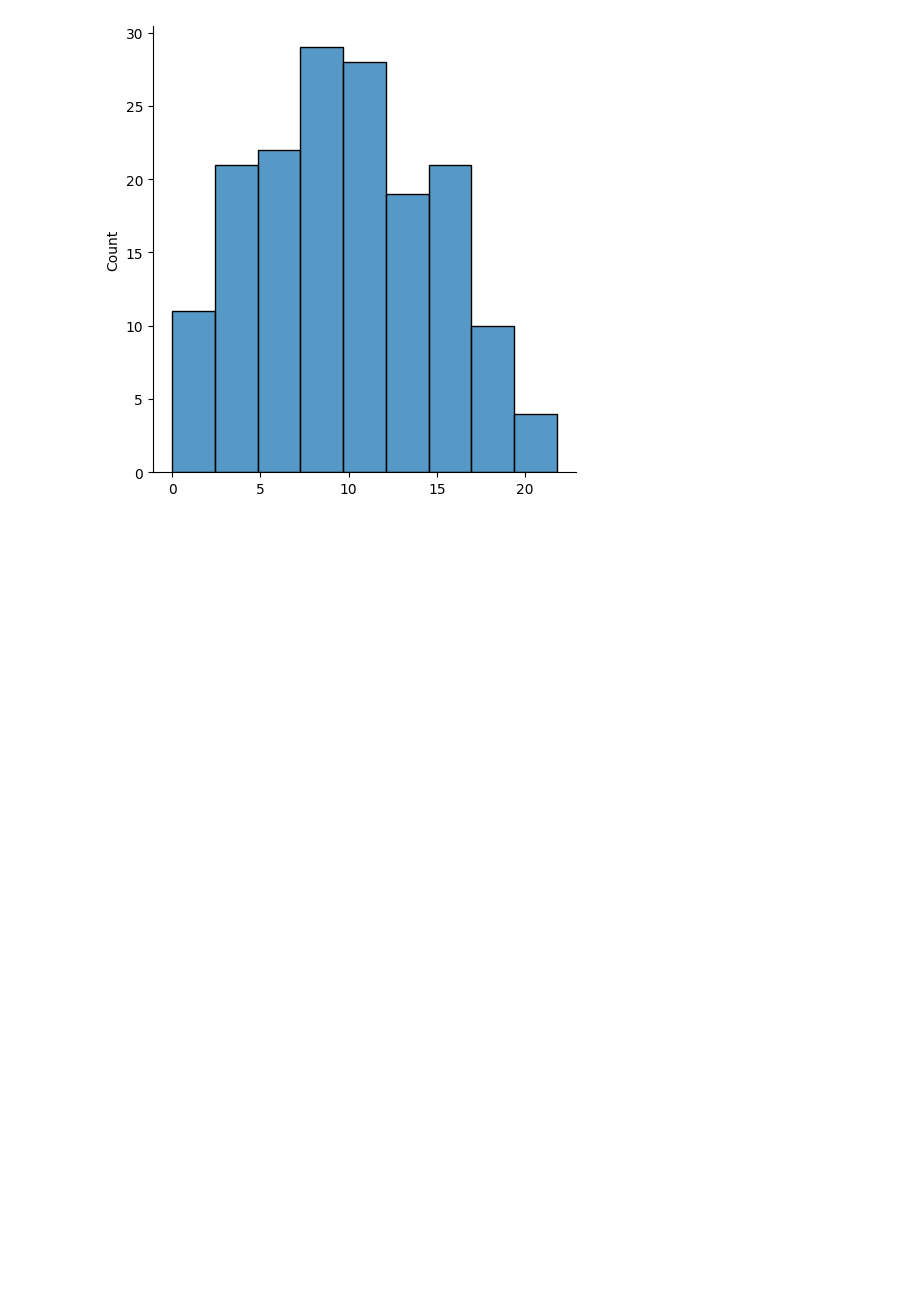
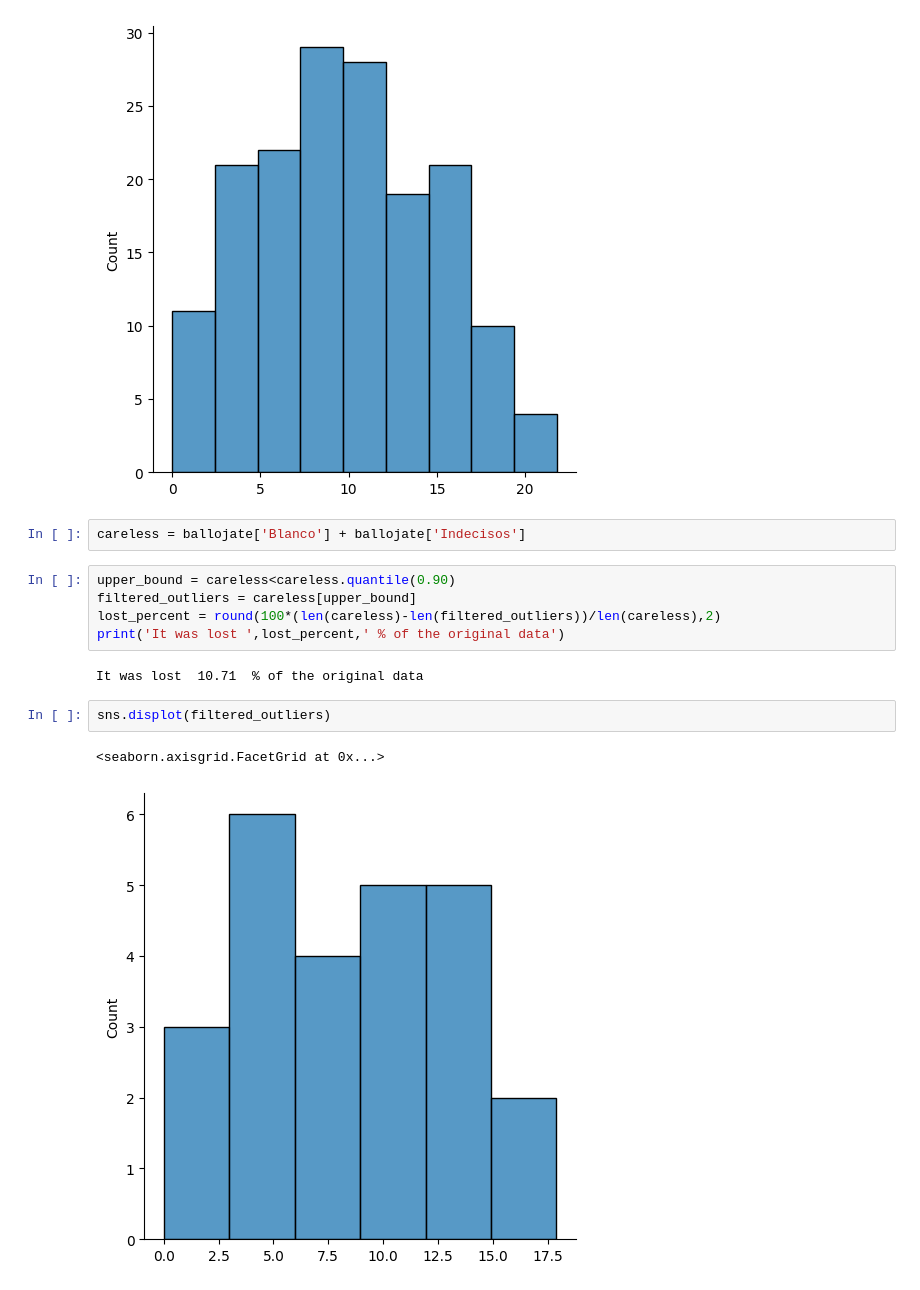
Before and after one commit to 0sc4rL0pez/elecciones2023-arg, a Jupyter notebook: Elecciones + IA/analisis_exploratorio/surveys_plots.ipynb, the cells around one changed output. Cells and saved outputs as stored; diff of their text form; blank space fills up the shorter version.

```diff
--- a/Elecciones + IA/analisis_exploratorio/surveys_plots.ipynb
+++ b/Elecciones + IA/analisis_exploratorio/surveys_plots.ipynb
@@ -104,3 +104,17 @@ sns.displot(filtered_outliers)
 # %% [output]
 <seaborn.axisgrid.FacetGrid at 0x...>
 [figure]
+# %%
+careless = ballojate['Blanco'] + ballojate['Indecisos']
+# %%
+upper_bound = careless<careless.quantile(0.90)
+filtered_outliers = careless[upper_bound]
+lost_percent = round(100*(len(careless)-len(filtered_outliers))/len(careless),2)
+print('It was lost ',lost_percent,' % of the original data')
+# %% [output]
+It was lost  10.71  % of the original data
+# %%
+sns.displot(filtered_outliers)
+# %% [output]
+<seaborn.axisgrid.FacetGrid at 0x...>
+[figure, added]
```
